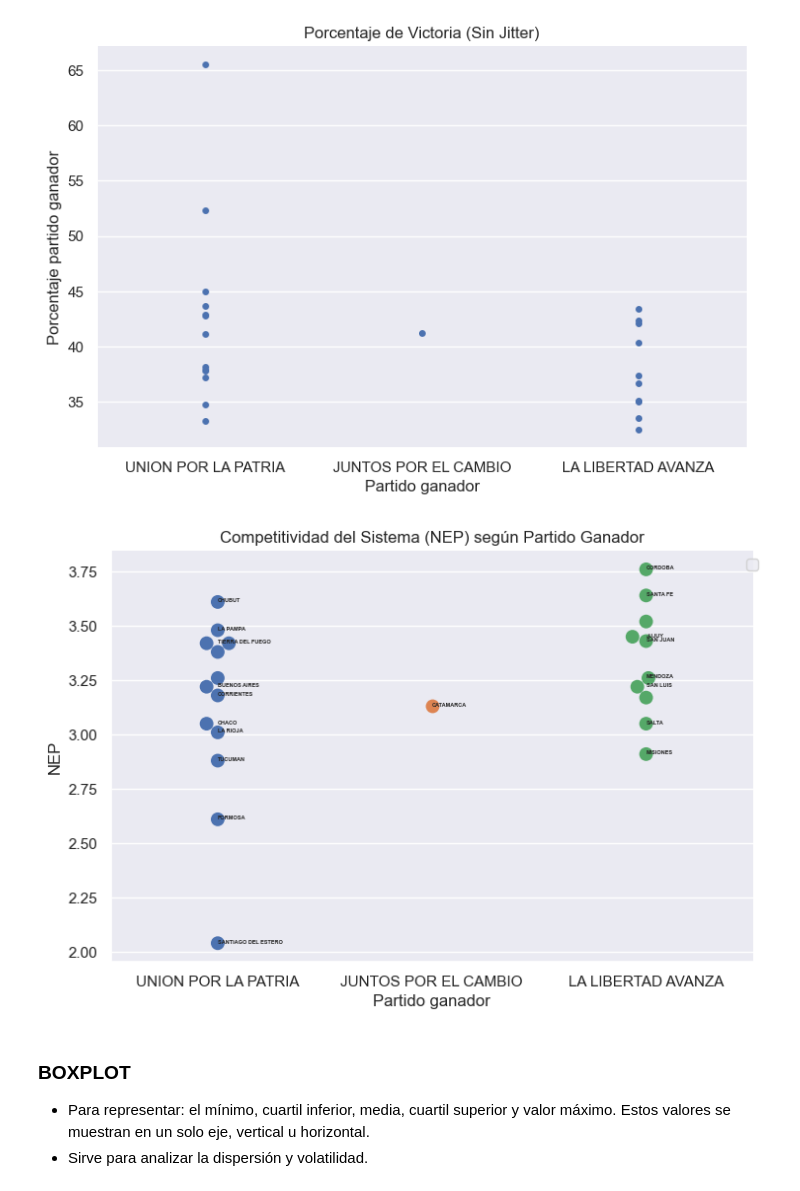
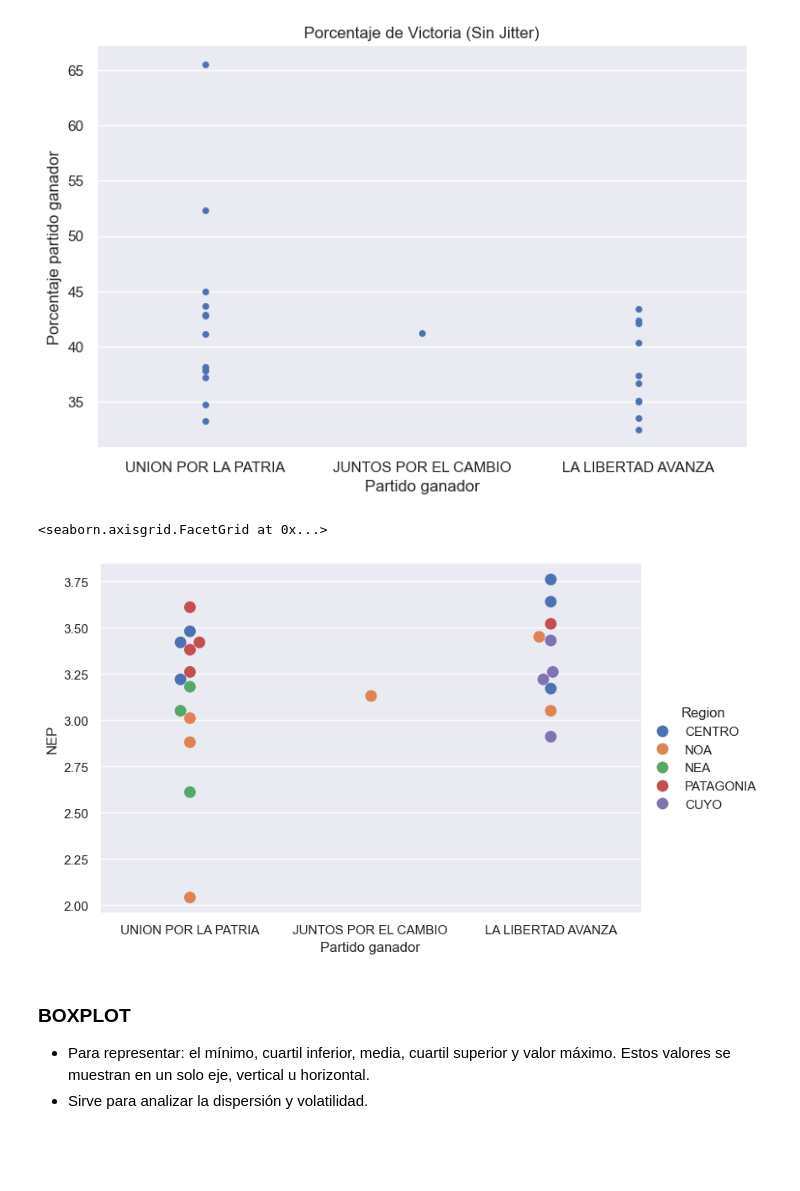
Before and after one commit to fedestarosta/DS, a Jupyter notebook: Clase_08_Visualizacion.ipynb, the cells around one changed output. Drawn from its saved outputs; the diff is of its cells as text; code cells hidden in the pictures; blank space fills up the shorter version.

```diff
--- a/Clase_08_Visualizacion.ipynb
+++ b/Clase_08_Visualizacion.ipynb
@@ -288,26 +288,17 @@ plt.show()
 # %%
 # Cuando el hue es categorico y usamos swarm para ver la "nube" de datos
 sns.catplot(x='Partido ganador',
             y='NEP',
             kind='swarm',
-            hue='Partido ganador',
+            hue='Region',
             data=df_elecciones,
             height=5,
             aspect=1.5,
             s=100) # Tamaño del punto para que se vea bien el color
-
-plt.title('Competitividad del Sistema (NEP) según Partido Ganador')
-# Elegimos algunas provincias que queremos que tengan la etiqueta de texto - OPCIONAL
-provincias_a_marcar = ['BUENOS AIRES', 'CORDOBA', 'SANTA FE', 'MENDOZA', 'FORMOSA', 'CABA', 'JUJUY', 'TUCUMAN', 'SANTIAGO DEL ESTERO', 'SALTA', 'SAN JUAN', 'SAN LUIS', 'CATAMARCA', 'LA RIOJA', 'LA PAMPA', 'RÍO NEGRO', 'CHACO', 'CHUBUT', 'ENTRE RÍOS', 'CORRIENTES', 'NEUQUÉN', 'MISIONES', 'TIERRA DEL FUEGO']
-for _, fila in df_elecciones.iterrows():
-    if fila['Provincia'] in provincias_a_marcar:
-        plt.text(fila['Partido ganador'], fila['NEP'], fila['Provincia'], fontsize=4, fontweight='bold')
-        plt.legend(bbox_to_anchor=(1.02, 1))
-plt.show()
-
 # Queremos ver si algún partido tiende a ganar en provincias donde el sistema es más competitivo (NEP alto) o más hegemónico (NEP bajo).
 # %% [output]
+<seaborn.axisgrid.FacetGrid at 0x...>
-[figure, old version]
+[figure, new version]
 # %% [markdown]
 ### BOXPLOT
 + Para representar: el mínimo, cuartil inferior, media, cuartil superior y valor máximo. Estos valores se muestran en un solo eje, vertical u horizontal.
```
Also changed, not shown: parts of 20 cells of this notebook, 2 other files.
